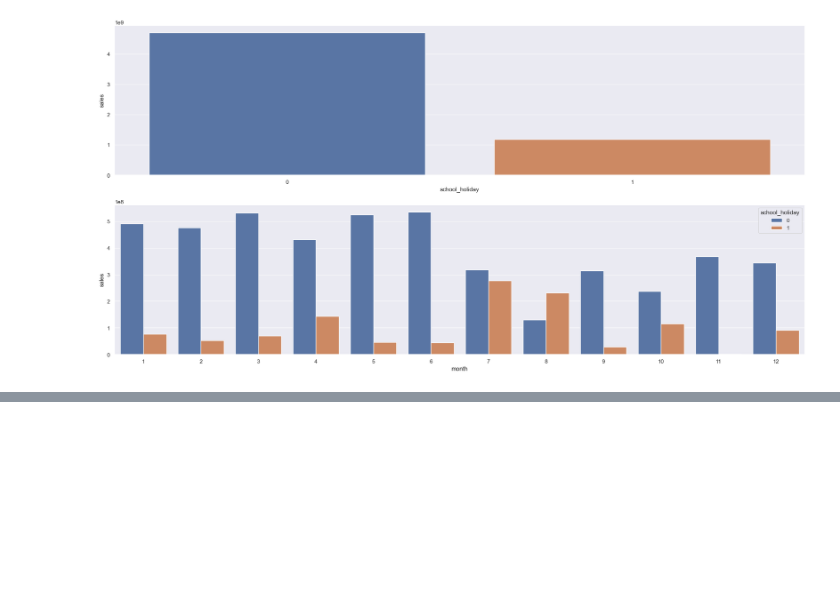
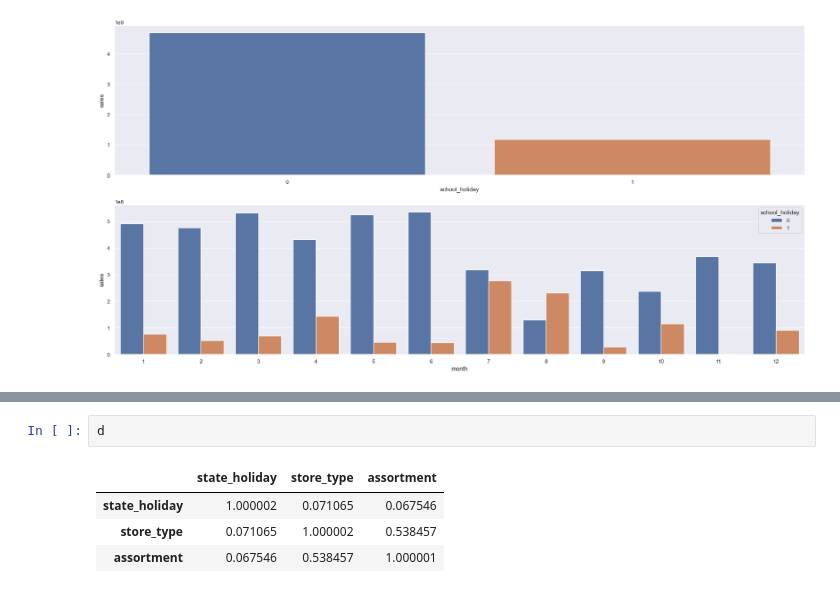
Before and after one commit to marcos-ale-fonseca/DataScienceEmProducao, a Jupyter notebook: m04_v01_store_sales_predictions.ipynb, the cells around one changed output, grey strips where cells are left out. Drawn from its saved outputs; the diff is of its cells as text; blank space fills up the shorter version.

```diff
--- a/m04_v01_store_sales_predictions.ipynb
+++ b/m04_v01_store_sales_predictions.ipynb
@@ -826,0 +895,7 @@ sns.barplot( data = aux2, x = 'month', y = 'sales', hue = 'school_holiday');
+# %%
+d
+# %% [output]
+|  | state_holiday | store_type | assortment |
+| state_holiday | 1.000002 | 0.071065 | 0.067546 |
+| store_type | 0.071065 | 1.000002 | 0.538457 |
+| assortment | 0.067546 | 0.538457 | 1.000001 |
```
Also changed, not shown: parts of 19 cells of this notebook.
